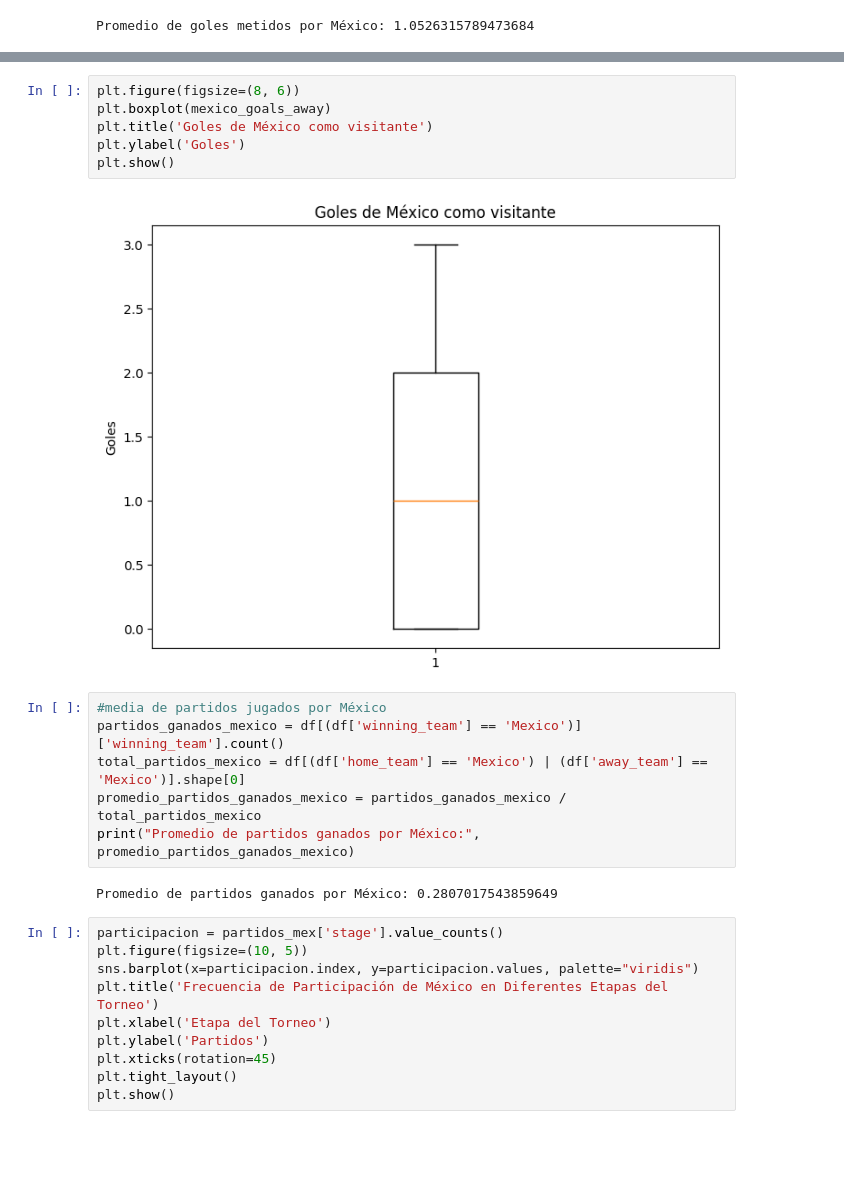
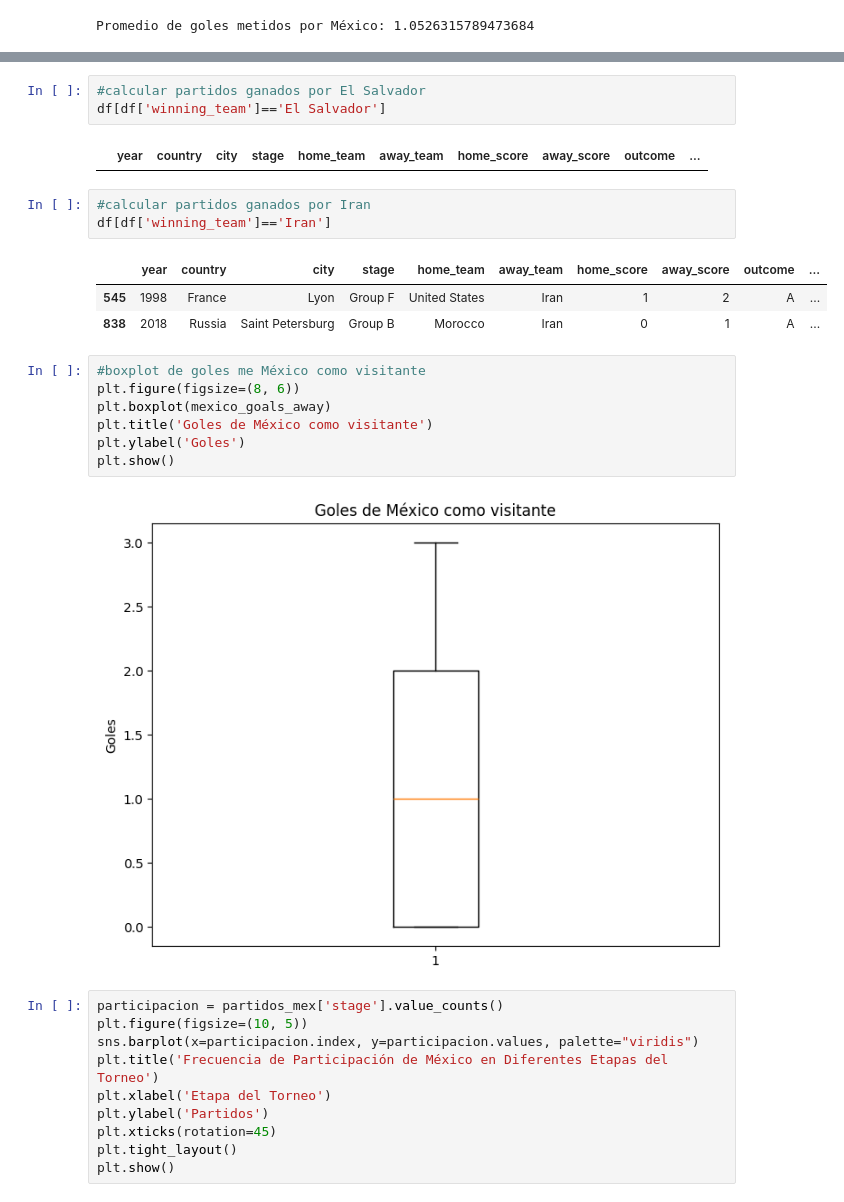
Before and after one commit to Moni-Ib/proyecto_data_analytics, a Jupyter notebook: proyecto_data_analytics/notebooks/proyecto.ipynb, the cells around one changed output, grey strips where cells are left out. Cells and saved outputs as stored; diff of their text form; blank space fills up the shorter version.

```diff
--- a/proyecto_data_analytics/notebooks/proyecto.ipynb
+++ b/proyecto_data_analytics/notebooks/proyecto.ipynb
@@ -279,4 +321,17 @@ plt.show()
+# %%
+#calcular partidos ganados por El Salvador
+df[df['winning_team']=='El Salvador']
+# %% [output]
+|  | year | country | city | stage | home_team | away_team | home_score | away_score | outcome | ... |
+# %%
+#calcular partidos ganados por Iran
+df[df['winning_team']=='Iran']
+# %% [output]
+|  | year | country | city | stage | home_team | away_team | home_score | away_score | outcome | ... |
+| 545 | 1998 | France | Lyon | Group F | United States | Iran | 1 | 2 | A | ... |
+| 838 | 2018 | Russia | Saint Petersburg | Group B | Morocco | Iran | 0 | 1 | A | ... |
 # %%
+#boxplot de goles me México como visitante
 plt.figure(figsize=(8, 6))
 plt.boxplot(mexico_goals_away)
 plt.title('Goles de México como visitante')
@@ -284,14 +339,6 @@ plt.ylabel('Goles')
 plt.show()
 # %% [output]
 [figure]
-# %%
-#media de partidos jugados por México
-partidos_ganados_mexico = df[(df['winning_team'] == 'Mexico')]['winning_team'].count()
-total_partidos_mexico = df[(df['home_team'] == 'Mexico') | (df['away_team'] == 'Mexico')].shape[0]
-promedio_partidos_ganados_mexico = partidos_ganados_mexico / total_partidos_mexico
-print("Promedio de partidos ganados por México:", promedio_partidos_ganados_mexico)
-# %% [output]
-Promedio de partidos ganados por México: 0.2807017543859649
 # %%
 participacion = partidos_mex['stage'].value_counts()
 plt.figure(figsize=(10, 5))
```
Also changed, not shown: parts of 17 cells of this notebook.
